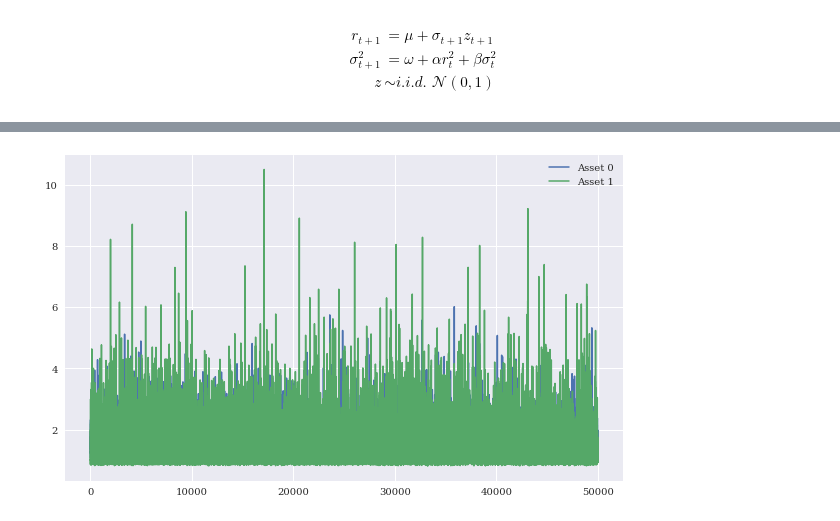
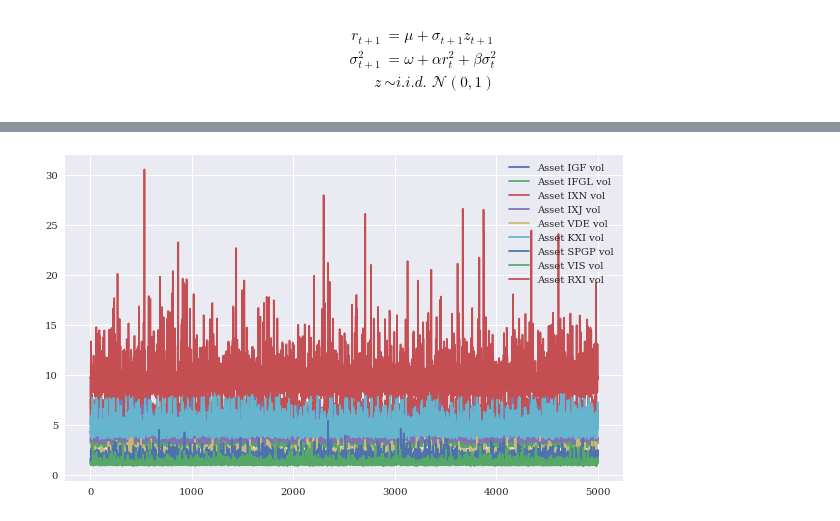
Before and after one commit to MartinBA741/Applied-Corporate-Finance, a Jupyter notebook: Yahoo Finance.ipynb, the cells around one changed output, grey strips where cells are left out. Drawn from its saved outputs; the diff is of its cells as text; code cells hidden in the pictures.

```diff
--- a/Yahoo Finance.ipynb
+++ b/Yahoo Finance.ipynb
@@ -234,14 +336,15 @@ def df(x):
 # %%
 # page 427
+rf=1.0
 def equations(p, rf=1.0):
     eq1 = rf - p[0]
     eq2 = rf + p[1] * p[2] - f(p[2])
     eq3 = p[1] - df(p[2])
     return eq1, eq2, eq3
 
-opt = sco.fsolve(equations, [0.01, 0.2, 0.1])
+opt = sco.fsolve(equations, [0.01, 0.05, 0.51])
 
 print('Optimal parameter values = ', opt.round(4))
 
-print('Check that eq holds:', np.round(equations(opt), 6))
+print('Check that eq holds:', np.round(equations(opt), 10))
 # %% [output]
@@ -304,16 +407,17 @@ n_time = 100
 n_test = 10
 H = -n_time+n_test
 
+
 parameters = np.zeros((noa,4))
 forecasts = np.zeros((noa,n_test))
 forecast_variance = np.zeros(noa)
-std_resid = np.zeros((noa,len(train)))
+std_resid = np.zeros((noa,len(rets['IGF'][:-n_time])))
 
 
 
 for i,n in enumerate(mylist):
-    # split into train/test
-    train, test = rets[n][1:-n_time], rets[n][-n_time : H]
+    # split into train/test = in-sample/out-of-sample
+    train, test = rets[n][:-n_time], rets[n][-n_time : H]
     #train, test = rets['IVV'][1:-n_test], rets['IVV'][-n_test:]
 
     # define GARCH model
@@ -483,13 +533,14 @@ array([0.10665903, 0.02589144, 0.19784684, 0.77187869])
 #npr.seed(741)
 N = n_test # 10
 
+# Create dictionaries
 SIM_RET = {}
 SIM_SIGMA = {}
 ACC_RET = {}
 AVG_VOL = {}
 
 # Loop over assets
-for j in range(noa):
+for j,x in enumerate(mylist):  #range(noa):
 
     # Define parameters for the given asset
     param = parameters[j]
@@ -501,14 +552,14 @@ for j in range(noa):
     avg_vol = []
 
     # Loop for simulations
-    for i in range(50000):
+    for i in range(5000):
         z = random.sample(list(std_resid[j][:-n_test]), 10)            # Bootstrap random draw from std.res.
-        sim_ret = np.empty(N)                                          # Define vector for simulated return
+        sim_ret = np.empty(N)                                          # Define empty vector for simulated return
 
 
         # Define vector for simulated sigma_(t+1) for GARCH(1,1)
         sim_sigma = np.empty(N)
-        sim_sigma[0] = ((train[-1] - mu)/ std_resid[j][-n_test])
+        sim_sigma[0] = ((train[-1] - mu)/ std_resid[j][-n_test])       # sigma_t+1 is predetermined
 
         # Loop for horizon
         for n in range(N-1):
@@ -518,5 +569,5 @@ for j in range(noa):
         acc_ret.append(np.sum(sim_ret))                               # all 50.000 accumulated return
         avg_vol.append(sum(sim_sigma)/len(sim_sigma))                 # all 50.000 average sigma
 
-    ACC_RET["asset_{0}".format(j)] = acc_ret
-    AVG_VOL["asset_{0}".format(j)] = avg_vol
+    ACC_RET["asset_{0}".format(x)] = acc_ret
+    AVG_VOL["asset_{0}".format(x)] = avg_vol
@@ -532,0 +574,6 @@ plt.show()
+# %%
+plt.figure(figsize=(10,6))
+for i in mylist:
+    plt.hist(ACC_RET['asset_%s' %i], bins=100, label='Asset %s return dist.' %i)
+plt.legend()
+plt.show()
@@ -533,8 +582,8 @@ plt.show()
 # %%
 plt.figure(figsize=(10,6))
-plt.plot(AVG_VOL['asset_0'], lw=1.5, label='Asset 0')
-plt.plot(AVG_VOL['asset_1'], lw=1.5, label='Asset 1')
+for i in mylist:
+    plt.plot(AVG_VOL['asset_%s' %i], label='Asset %s vol' %i)
 plt.legend()
 plt.show()
 # %% [output]
-[figure, old version]
+[figure, new version]
```
Also changed, not shown: parts of 43 cells of this notebook.
